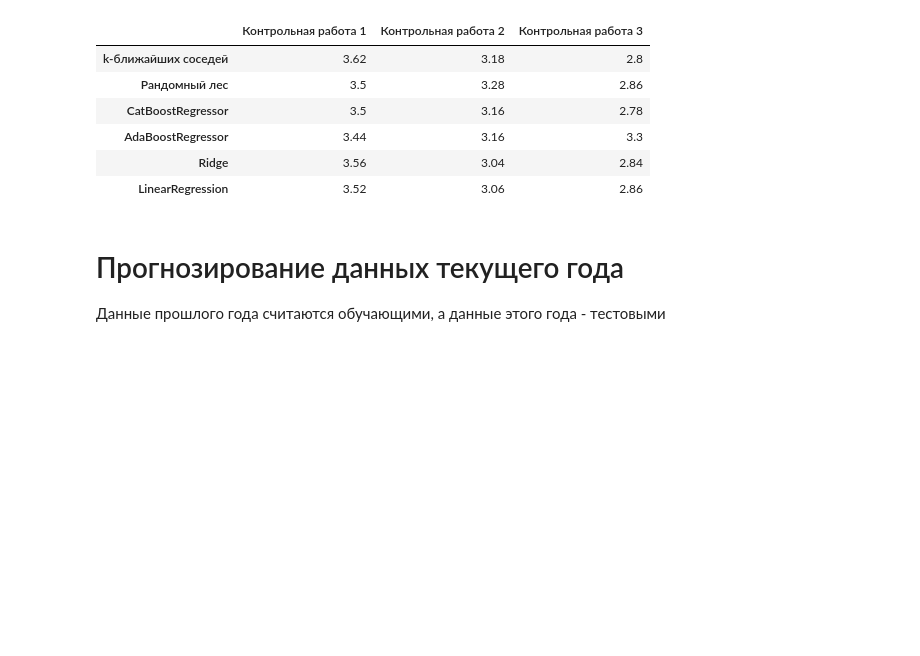
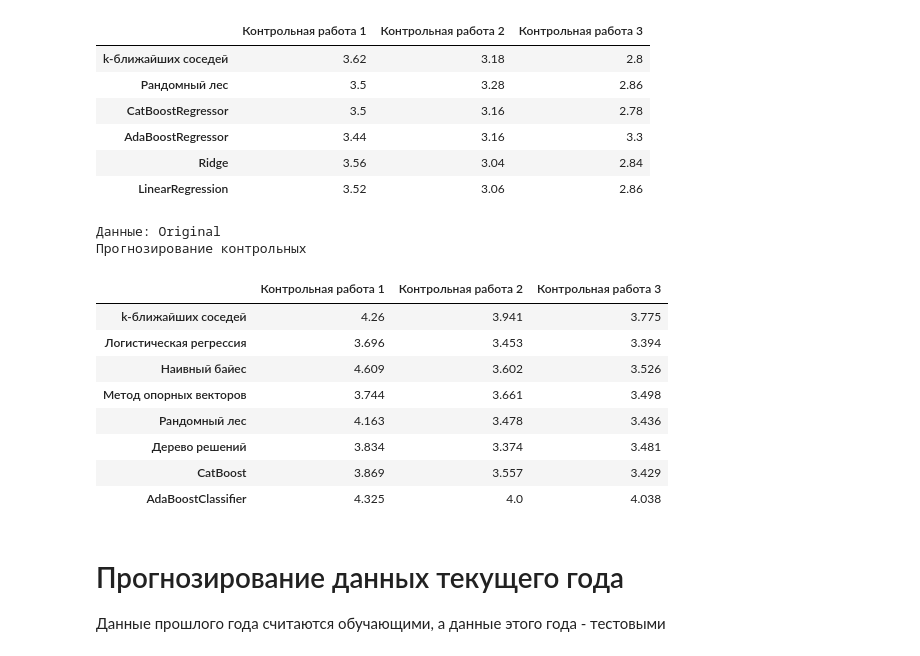
Before and after one commit to KokonTrol/VKR, a Jupyter notebook: Блокноты/AnalysisPrediction.ipynb, the cells around one changed output. Saved outputs shown, nothing was run; the diff lists cells and outputs as text; code cells hidden in the pictures; blank space fills up the shorter version.

```diff
--- a/Блокноты/AnalysisPrediction.ipynb
+++ b/Блокноты/AnalysisPrediction.ipynb
@@ -270,6 +283,36 @@ for key, d in data_dict.items():
 | AdaBoostRegressor | 3.44 | 3.16 | 3.3 |
 | Ridge | 3.56 | 3.04 | 2.84 |
 | LinearRegression | 3.52 | 3.06 | 2.86 |
+# %%
+# прогнозирование КР как классы
+for key, d in data_dict.items():
+    print(f"Данные: {key}")
+    print("Прогнозирование контрольных")
+    results = pd.DataFrame(index=list(models_regres_classes.keys()), columns=AnalysisFunc.exams)
+
+    for ex in AnalysisFunc.exams:
+        results[ex] = ""
+
+        X, Y = PredictionSplit.SplitTestTrainTest(d, ex, ["Пол", "Оценка"]+AnalysisFunc.before)
+        Y = Y*20
+        Y = Y.round(0)
+        pred_res = PredictionResults.PredictionModel(X, Y, models_regres_classes, 0.3, "mae")
+        for key, val in pred_res.items():
+            results[ex][key] = val
+
+    display(results)
+# %% [output]
+Данные: Original
+Прогнозирование контрольных
+|  | Контрольная работа 1 | Контрольная работа 2 | Контрольная работа 3 |
+| k-ближайших соседей | 4.26 | 3.941 | 3.775 |
+| Логистическая регрессия | 3.696 | 3.453 | 3.394 |
+| Наивный байес | 4.609 | 3.602 | 3.526 |
+| Метод опорных векторов | 3.744 | 3.661 | 3.498 |
+| Рандомный лес | 4.163 | 3.478 | 3.436 |
+| Дерево решений | 3.834 | 3.374 | 3.481 |
+| CatBoost | 3.869 | 3.557 | 3.429 |
+| AdaBoostClassifier | 4.325 | 4.0 | 4.038 |
 # %% [markdown]
 # Прогнозирование данных текущего года
 Данные прошлого года считаются обучающими, а данные этого года - тестовыми
```
Also changed, not shown: parts of 5 cells of this notebook, 1 other file.
